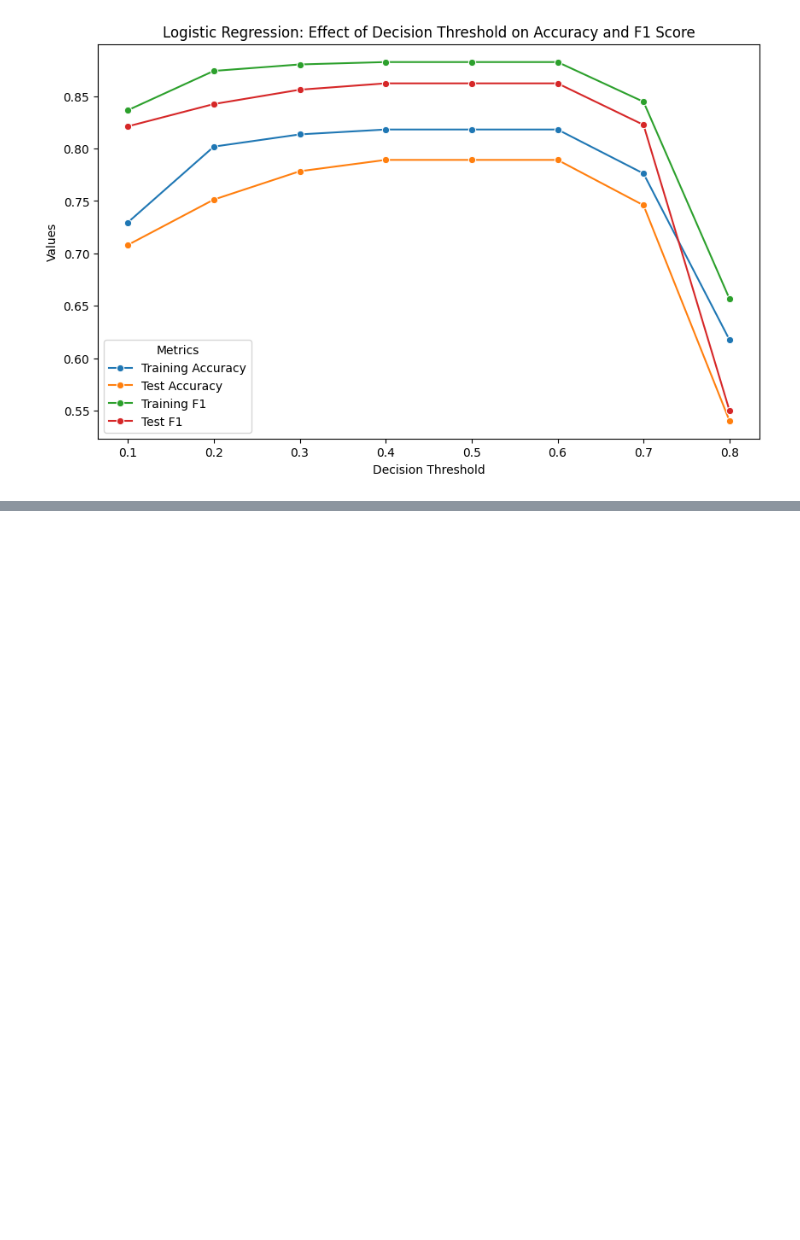
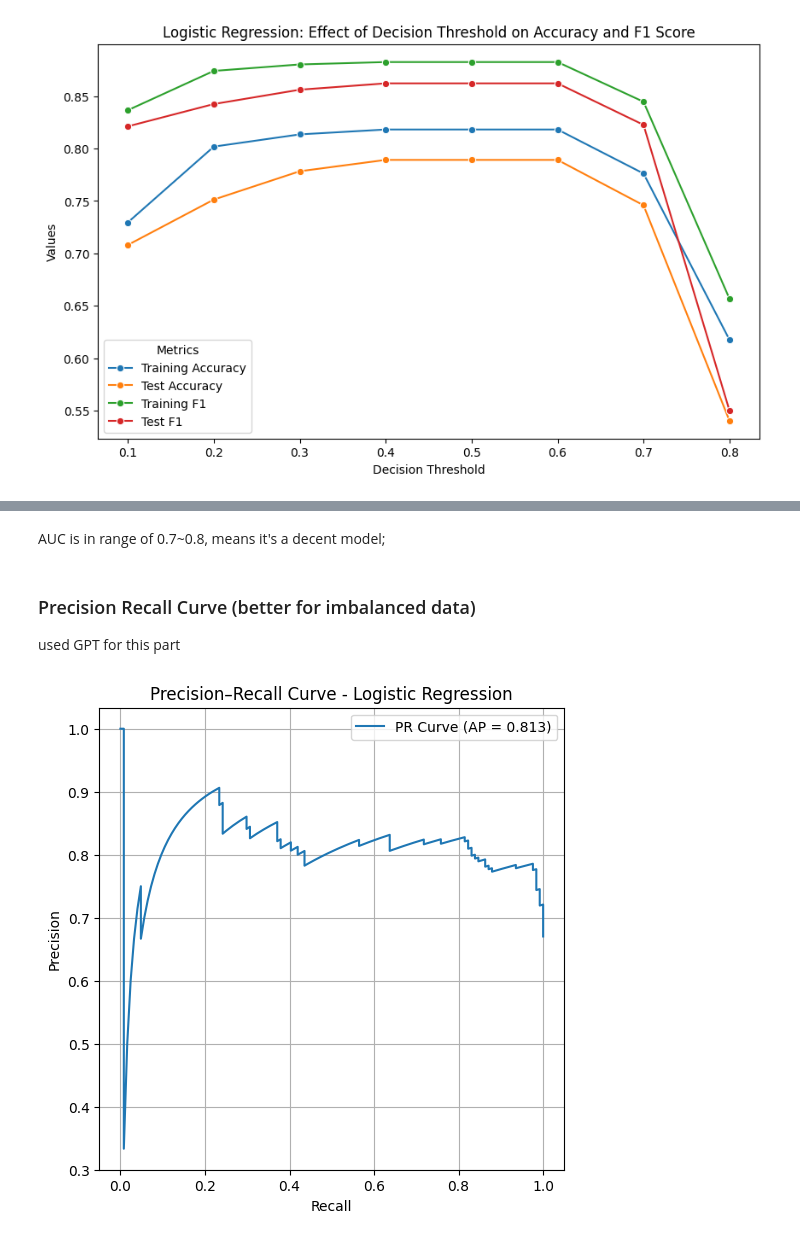
Before and after one commit to bhavbooks/Loan-Approval-Prediction-System, a Jupyter notebook: main.ipynb, the cells around one changed output, grey strips where cells are left out. Saved outputs shown, nothing was run; the diff lists cells and outputs as text; code cells hidden in the pictures; blank space fills up the shorter version.

```diff
--- a/main.ipynb
+++ b/main.ipynb
@@ -1340,0 +1477,21 @@ plt.show()
+# %% [markdown]
+AUC is in range of 0.7~0.8, means it's a decent model;
+# %% [markdown]
+### Precision Recall Curve (better for imbalanced data)
+ used GPT for this part
+# %%
+from sklearn.metrics import precision_recall_curve, average_precision_score
+
+prec, rec, pr_thresh = precision_recall_curve(y_test, y_test_proba)
+ap = average_precision_score(y_test, y_test_proba)
+
+plt.figure(figsize=(6,6))
+plt.plot(rec, prec, label=f"PR Curve (AP = {ap:.3f})")
+plt.xlabel("Recall")
+plt.ylabel("Precision")
+plt.title("Precision–Recall Curve - Logistic Regression")
+plt.legend()
+plt.grid(True)
+plt.show()
+# %% [output]
+[figure, added]
```
Also changed, not shown: parts of 35 cells of this notebook.
